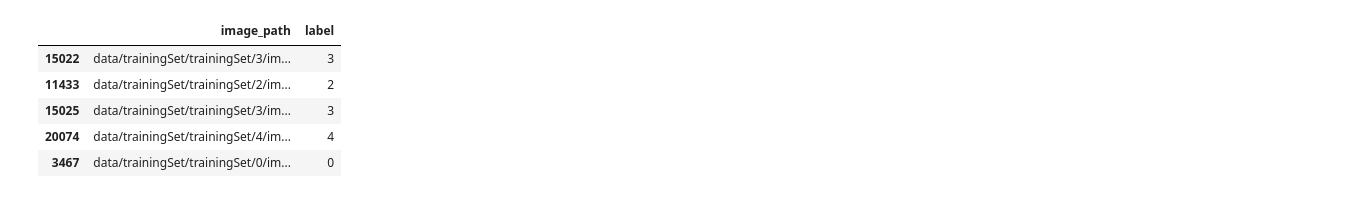
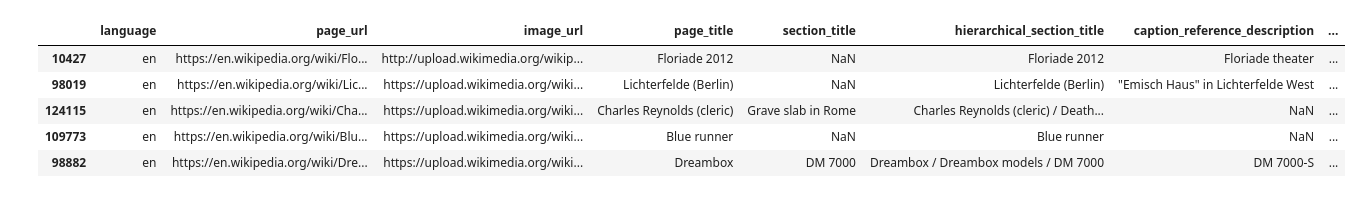
Before and after one commit to prsridha/etl-wip, a Jupyter notebook: DataLocalityTest.ipynb, the cells around one changed output. Cells and saved outputs as stored; diff of their text form; code cells hidden in the pictures.

Commit message:
WIT dataset wip

```diff
--- a/DataLocalityTest.ipynb
+++ b/DataLocalityTest.ipynb
@@ -91,10 +43,20 @@ def pull(from_path, to_path, conns):
+# %%
+data_url = "/users/prsridha/witdata/1percent.tsv"
+feature_names = ["language", "page_url", "image_url", "page_title", "section_title", "hierarchical_section_title", "caption_reference_description", "caption_attribution_description", "caption_alt_text_description", "mime_type", "original_height", "original_width", "is_main_image", "attribution_passes_lang_id", "page_changed_recently", "context_page_description", "context_section_description"]
+dtypes = {"language" : str, "page_url" : str, "image_url" : str, "page_title" : str, "section_title" : str, "hierarchical_section_title" : str, "caption_reference_description" : str, "caption_attribution_description" : str, "caption_alt_text_description" : str, "mime_type" : str, "original_height" : np.int16, "original_width" : np.int16, "is_main_image" : bool, "attribution_passes_lang_id" : bool, "page_changed_recently" : bool, "context_page_description" : str, "context_section_description" : str }
+dataset = pd.read_csv(data_url, names=feature_names, dtype=dtypes, sep='\t', header=0)
+en = dataset[dataset.language == 'en']
+# %%
+df0 = dd.from_pandas(en, npartitions=2)
+df = df0.sample(frac=0.01)
 # %%
 shuffled_df = df.sample(frac=1)
-shuffled_df.head()
+new_df = shuffled_df.repartition(npartitions=2)
+new_df.head()
 # %% [output]
-|  | image_path | label |
-| 15022 | data/trainingSet/trainingSet/3/im... | 3 |
-| 11433 | data/trainingSet/trainingSet/2/im... | 2 |
-| 15025 | data/trainingSet/trainingSet/3/im... | 3 |
-| 20074 | data/trainingSet/trainingSet/4/im... | 4 |
-| 3467 | data/trainingSet/trainingSet/0/im... | 0 |
+|  | language | page_url | image_url | page_title | section_title | hierarchical_section_title | caption_reference_description | ... |
+| 10427 | en | https://en.wikipedia.org/wiki/Flo... | http://upload.wikimedia.org/wikip... | Floriade 2012 | NaN | Floriade 2012 | Floriade theater | ... |
+| 98019 | en | https://en.wikipedia.org/wiki/Lic... | https://upload.wikimedia.org/wiki... | Lichterfelde (Berlin) | NaN | Lichterfelde (Berlin) | "Emisch Haus" in Lichterfelde West | ... |
+| 124115 | en | https://en.wikipedia.org/wiki/Cha... | https://upload.wikimedia.org/wiki... | Charles Reynolds (cleric) | Grave slab in Rome | Charles Reynolds (cleric) / Death... | NaN | ... |
+| 109773 | en | https://en.wikipedia.org/wiki/Blu... | https://upload.wikimedia.org/wiki... | Blue runner | NaN | Blue runner | NaN | ... |
+| 98882 | en | https://en.wikipedia.org/wiki/Dre... | https://upload.wikimedia.org/wiki... | Dreambox | DM 7000 | Dreambox / Dreambox models / DM 7000 | DM 7000-S | ... |
```
Also changed, not shown: parts of 36 cells of this notebook, 1 other file.
